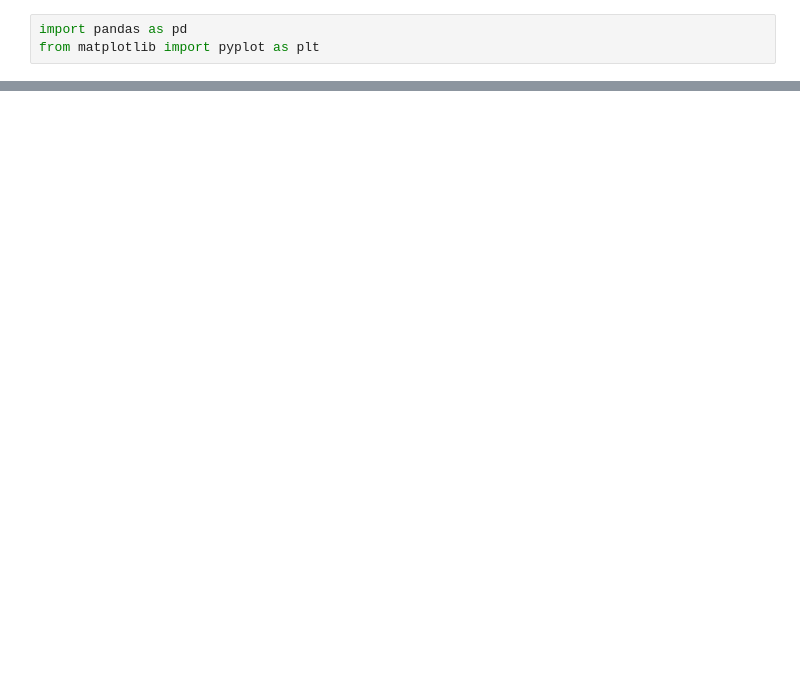
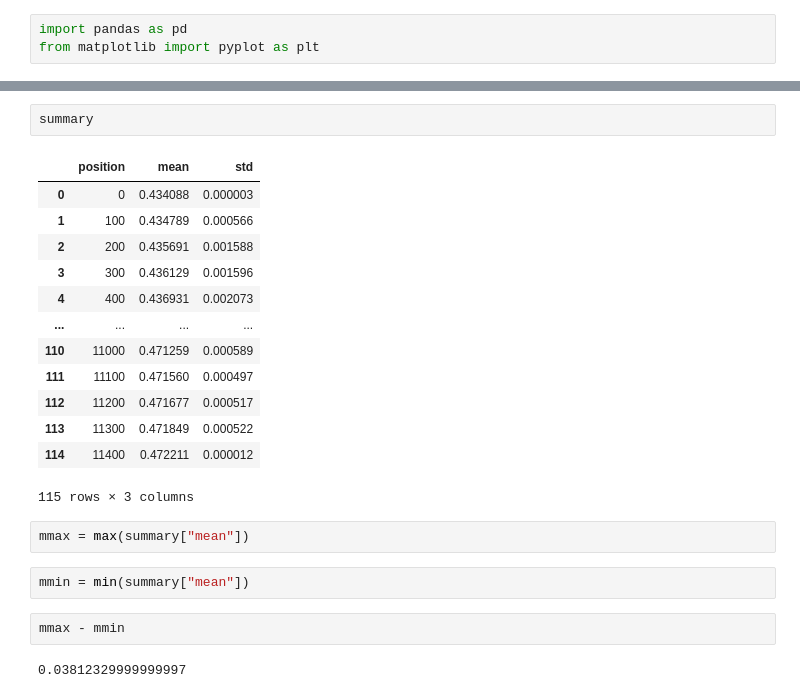
Before and after one commit to dib-lab/sourmash-midgie-raker, a Jupyter notebook: notebooks/rarefaction-explainability.ipynb, the cells around one changed output, grey strips where cells are left out. Cells and saved outputs as stored; diff of their text form; blank space fills up the shorter version.

```diff
--- a/notebooks/rarefaction-explainability.ipynb
+++ b/notebooks/rarefaction-explainability.ipynb
@@ -61,0 +83,24 @@ plt.fill_between(x_kmer, mean_kmer-2*std_kmer, mean_kmer+2*std_kmer, alpha=0.3,
+# %%
+summary
+# %% [output]
+|  | position | mean | std |
+| 0 | 0 | 0.434088 | 0.000003 |
+| 1 | 100 | 0.434789 | 0.000566 |
+| 2 | 200 | 0.435691 | 0.001588 |
+| 3 | 300 | 0.436129 | 0.001596 |
+| 4 | 400 | 0.436931 | 0.002073 |
+| ... | ... | ... | ... |
+| 110 | 11000 | 0.471259 | 0.000589 |
+| 111 | 11100 | 0.471560 | 0.000497 |
+| 112 | 11200 | 0.471677 | 0.000517 |
+| 113 | 11300 | 0.471849 | 0.000522 |
+| 114 | 11400 | 0.472211 | 0.000012 |
+115 rows × 3 columns
+# %%
+mmax = max(summary["mean"])
+# %%
+mmin = min(summary["mean"])
+# %%
+mmax - mmin
+# %% [output]
+0.03812329999999997
```
Also changed, not shown: parts of 6 cells of this notebook, 5 other files.
